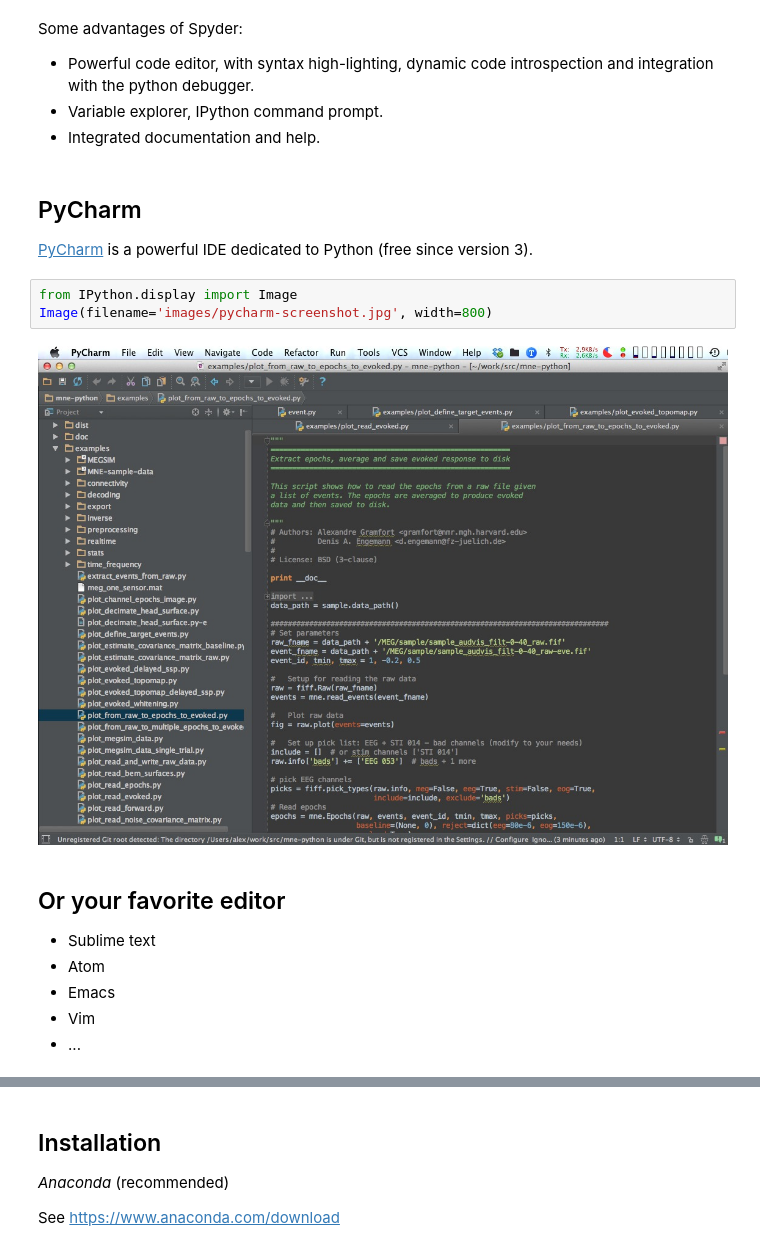
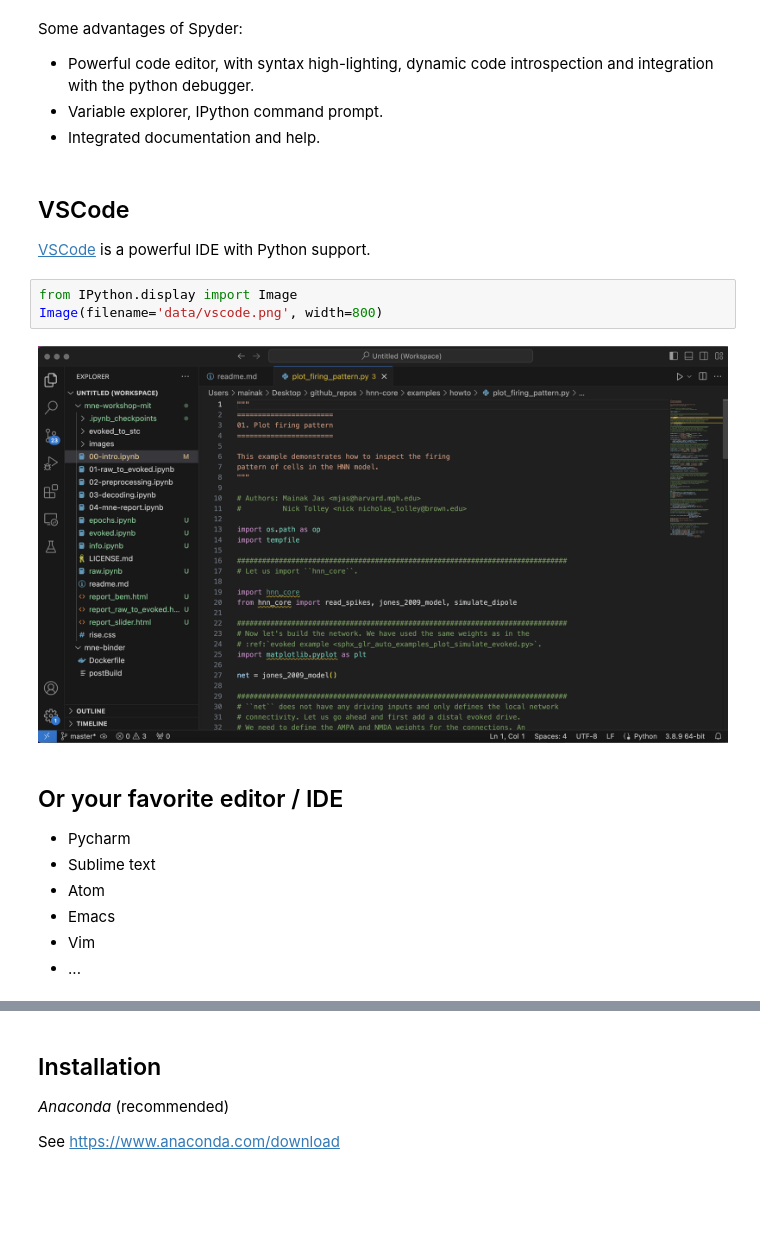
Before and after one commit to jasmainak/mne-workshop-mit, a Jupyter notebook: 00-intro.ipynb, the cells around one changed output, grey strips where cells are left out. Cells and saved outputs as stored; diff of their text form; blank space fills up the shorter version.

Commit message:
Add data for intro script

```diff
--- a/00-intro.ipynb
+++ b/00-intro.ipynb
@@ -140,19 +140,20 @@ Some advantages of Spyder:
 * Powerful code editor, with syntax high-lighting, dynamic code introspection and integration with the python debugger.
 * Variable explorer, IPython command prompt.
 * Integrated documentation and help.
-# %% [markdown]
-PyCharm
--------
-
-[PyCharm](http://www.jetbrains.com/pycharm/) is a powerful IDE dedicated to Python (free since version 3).
+# %% [markdown]
+VSCode
+-------
+
+[VSCode](https://code.visualstudio.com/) is a powerful IDE with Python support.
 # %%
 from IPython.display import Image
-Image(filename='images/pycharm-screenshot.jpg', width=800)
+Image(filename='data/vscode.png', width=800)
 # %% [output]
-[figure, old version]
+[figure, new version]
 # %% [markdown]
-## Or your favorite editor
+## Or your favorite editor / IDE
 
+* Pycharm
 * Sublime text
 * Atom
 * Emacs
```
Also changed, not shown: parts of 3 cells of this notebook, 3 other files.
